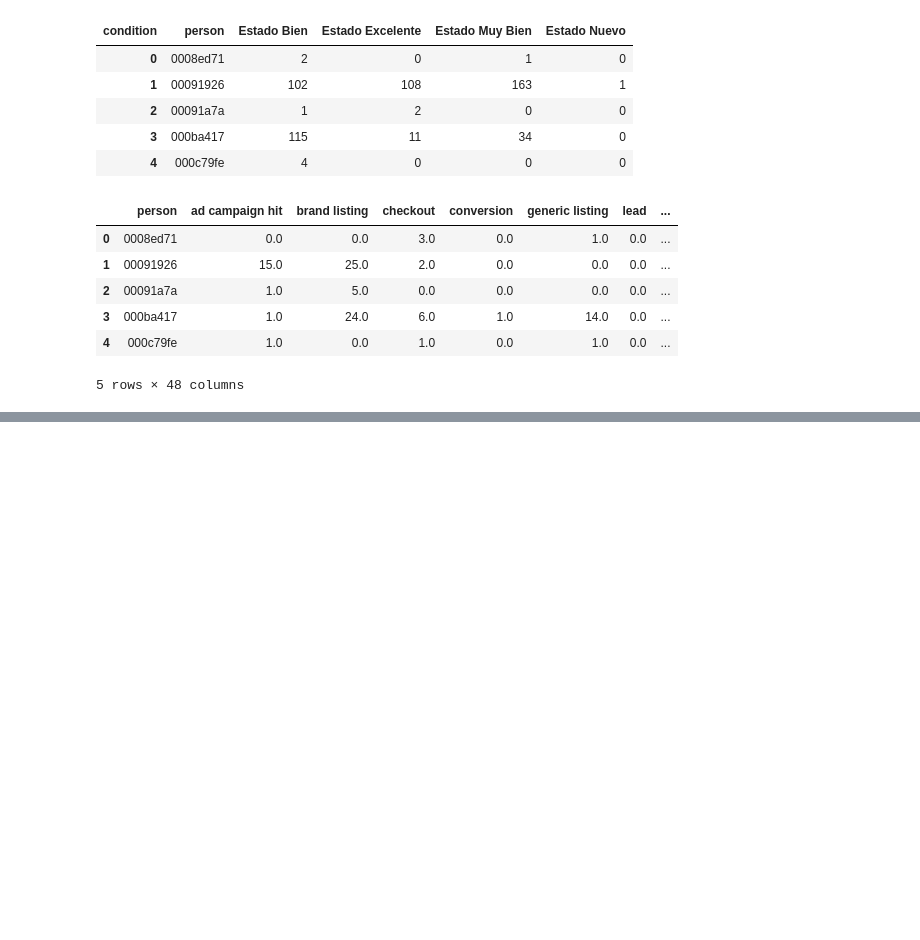
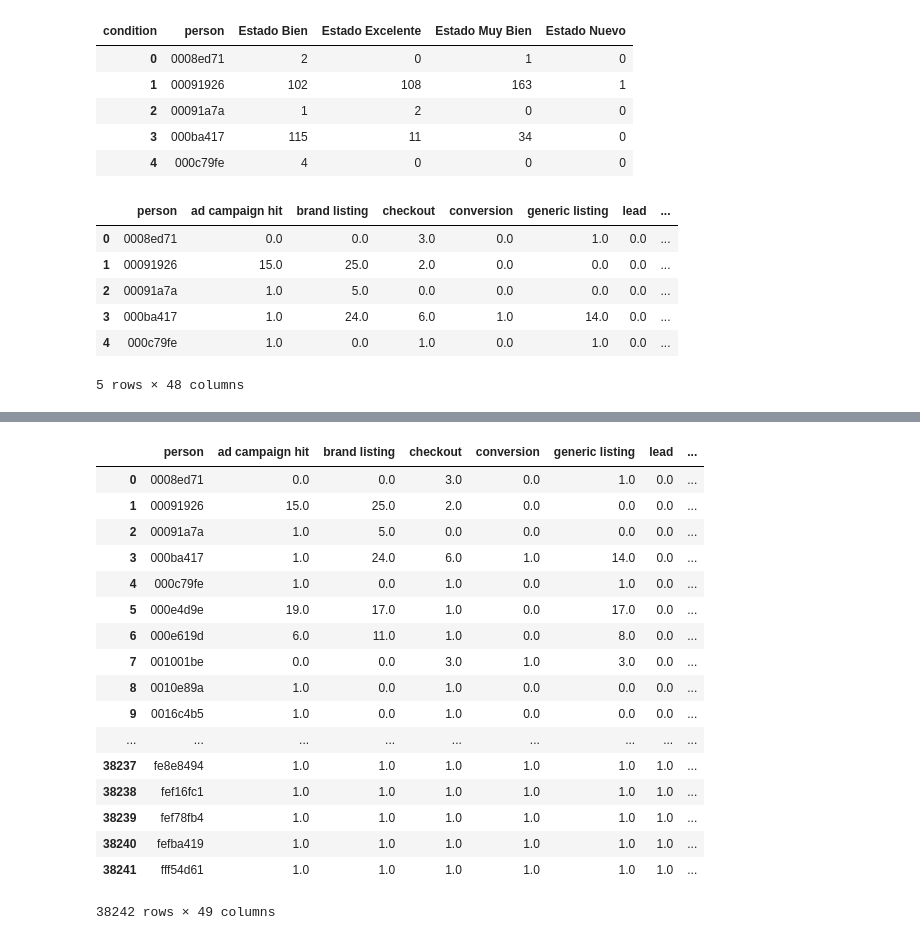
Before and after one commit to Santiago39353535/Tp2-Datos, a Jupyter notebook: Procesamiento1erSummit.ipynb, the cells around one changed output, grey strips where cells are left out. Drawn from its saved outputs; the diff is of its cells as text; code cells hidden in the pictures; blank space fills up the shorter version.

```diff
--- a/Procesamiento1erSummit.ipynb
+++ b/Procesamiento1erSummit.ipynb
@@ -527,0 +534,4 @@ auxilio.head()
+# %%
+auxi_augusto = df1.loc[:,["person","new_vs_returning"]]
+auxi_augusto['contador_visitas'] = 1
+auxi_augusto = auxi_augusto.dropna().reset_index()
@@ -528 +547,29 @@ auxilio.head()
+# %%
+auxi_augusto = auxi_augusto.groupby(['person']).agg({'contador_visitas':sum})
+auxi_augusto.head()
+auxi_augusto = auxi_augusto.reset_index(level='person')
+# %%
+#hay que ver new vs returning en cuanto distancia de tiempo
+auxilie = auxilio.merge(auxi_augusto, left_on = 'person', right_on = 'person', how = 'right')
+auxilie.fillna(1, inplace = True)
+auxilie
+# %% [output]
+|  | person | ad campaign hit | brand listing | checkout | conversion | generic listing | lead | ... |
+| 0 | 0008ed71 | 0.0 | 0.0 | 3.0 | 0.0 | 1.0 | 0.0 | ... |
+| 1 | 00091926 | 15.0 | 25.0 | 2.0 | 0.0 | 0.0 | 0.0 | ... |
+| 2 | 00091a7a | 1.0 | 5.0 | 0.0 | 0.0 | 0.0 | 0.0 | ... |
+| 3 | 000ba417 | 1.0 | 24.0 | 6.0 | 1.0 | 14.0 | 0.0 | ... |
+| 4 | 000c79fe | 1.0 | 0.0 | 1.0 | 0.0 | 1.0 | 0.0 | ... |
+| 5 | 000e4d9e | 19.0 | 17.0 | 1.0 | 0.0 | 17.0 | 0.0 | ... |
+| 6 | 000e619d | 6.0 | 11.0 | 1.0 | 0.0 | 8.0 | 0.0 | ... |
+| 7 | 001001be | 0.0 | 0.0 | 3.0 | 1.0 | 3.0 | 0.0 | ... |
+| 8 | 0010e89a | 1.0 | 0.0 | 1.0 | 0.0 | 0.0 | 0.0 | ... |
+| 9 | 0016c4b5 | 1.0 | 0.0 | 1.0 | 0.0 | 0.0 | 0.0 | ... |
+| ... | ... | ... | ... | ... | ... | ... | ... | ... |
+| 38237 | fe8e8494 | 1.0 | 1.0 | 1.0 | 1.0 | 1.0 | 1.0 | ... |
+| 38238 | fef16fc1 | 1.0 | 1.0 | 1.0 | 1.0 | 1.0 | 1.0 | ... |
+| 38239 | fef78fb4 | 1.0 | 1.0 | 1.0 | 1.0 | 1.0 | 1.0 | ... |
+| 38240 | fefba419 | 1.0 | 1.0 | 1.0 | 1.0 | 1.0 | 1.0 | ... |
+| 38241 | fff54d61 | 1.0 | 1.0 | 1.0 | 1.0 | 1.0 | 1.0 | ... |
+38242 rows × 49 columns
 # %%
```
Also changed, not shown: parts of 7 cells of this notebook, 1 other file.
